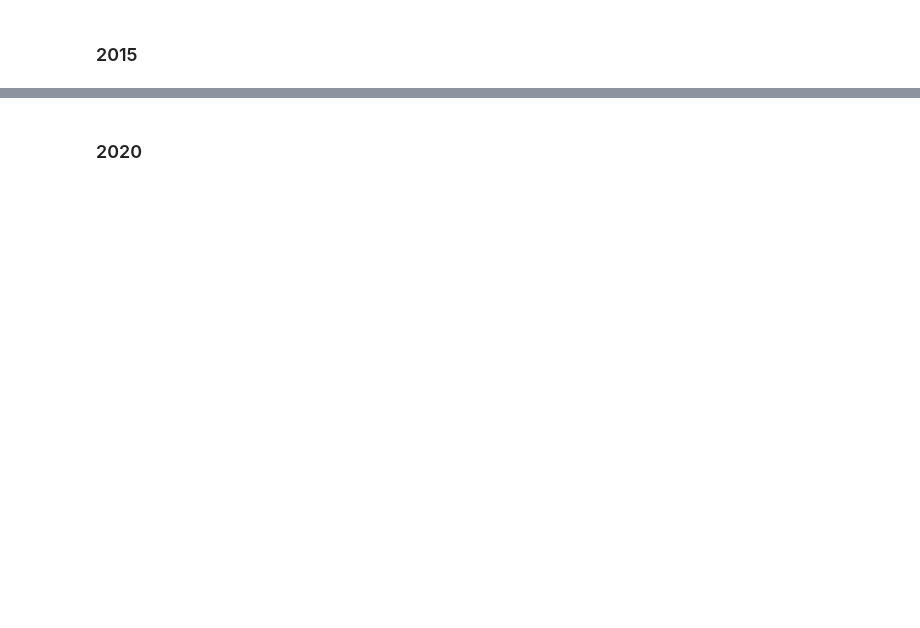
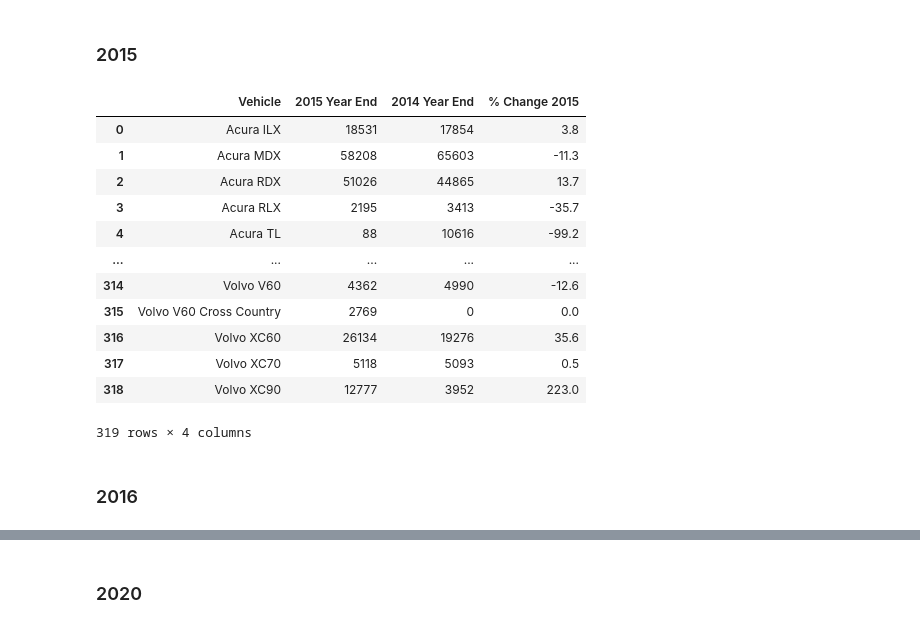
Before and after one commit to stuhunter4/cars_in_movies_project, a Jupyter notebook: 07_car_data_cleanup_part01.ipynb, the cells around one changed output, grey strips where cells are left out. Drawn from its saved outputs; the diff is of its cells as text; code cells hidden in the pictures; blank space fills up the shorter version.

```diff
--- a/07_car_data_cleanup_part01.ipynb
+++ b/07_car_data_cleanup_part01.ipynb
@@ -132,0 +242,34 @@ clean_2019 = raw_2019[["Vehicle", "2019 Year End", "2018 Year End", "% Change 20
+# %%
+clean_2015 = clean_2015.drop(np.arange(319, 364, 1))
+
+clean_2015["% Change 2015"] = clean_2015["% Change 2015"].str.replace("+", "")
+clean_2015["% Change 2015"] = clean_2015["% Change 2015"].str.replace("–", "")
+clean_2015["% Change 2015"] = clean_2015["% Change 2015"].str.replace("%", "")
+clean_2015["% Change 2015"] = clean_2015["% Change 2015"].str.replace("—", "0")
+clean_2015["% Change 2015"] = clean_2015["% Change 2015"].str.replace(",", "")
+
+clean_2015["2015 Year End"] = clean_2015["2015 Year End"].str.replace("—", "0")
+clean_2015["2014 Year End"] = clean_2015["2014 Year End"].str.replace("—", "0")
+
+clean_2015["2015 Year End"] = clean_2015["2015 Year End"].astype(int)
+clean_2015["2014 Year End"] = clean_2015["2014 Year End"].astype(int)
+clean_2015["% Change 2015"] = clean_2015["% Change 2015"].astype(float)
+# %%
+clean_2015 = clean_2015.sort_values("Vehicle")
+clean_2015 = clean_2015.reset_index(drop=True)
+# %%
+clean_2015
+# %% [output]
+|  | Vehicle | 2015 Year End | 2014 Year End | % Change 2015 |
+| 0 | Acura ILX | 18531 | 17854 | 3.8 |
+| 1 | Acura MDX | 58208 | 65603 | -11.3 |
+| 2 | Acura RDX | 51026 | 44865 | 13.7 |
+| 3 | Acura RLX | 2195 | 3413 | -35.7 |
+| 4 | Acura TL | 88 | 10616 | -99.2 |
+| ... | ... | ... | ... | ... |
+| 314 | Volvo V60 | 4362 | 4990 | -12.6 |
+| 315 | Volvo V60 Cross Country | 2769 | 0 | 0.0 |
+| 316 | Volvo XC60 | 26134 | 19276 | 35.6 |
+| 317 | Volvo XC70 | 5118 | 5093 | 0.5 |
+| 318 | Volvo XC90 | 12777 | 3952 | 223.0 |
+319 rows × 4 columns
@@ -132,0 +278,2 @@ clean_2019 = raw_2019[["Vehicle", "2019 Year End", "2018 Year End", "% Change 20
+# %% [markdown]
+### 2016
```
Also changed, not shown: parts of 51 cells of this notebook, 11 other files.
